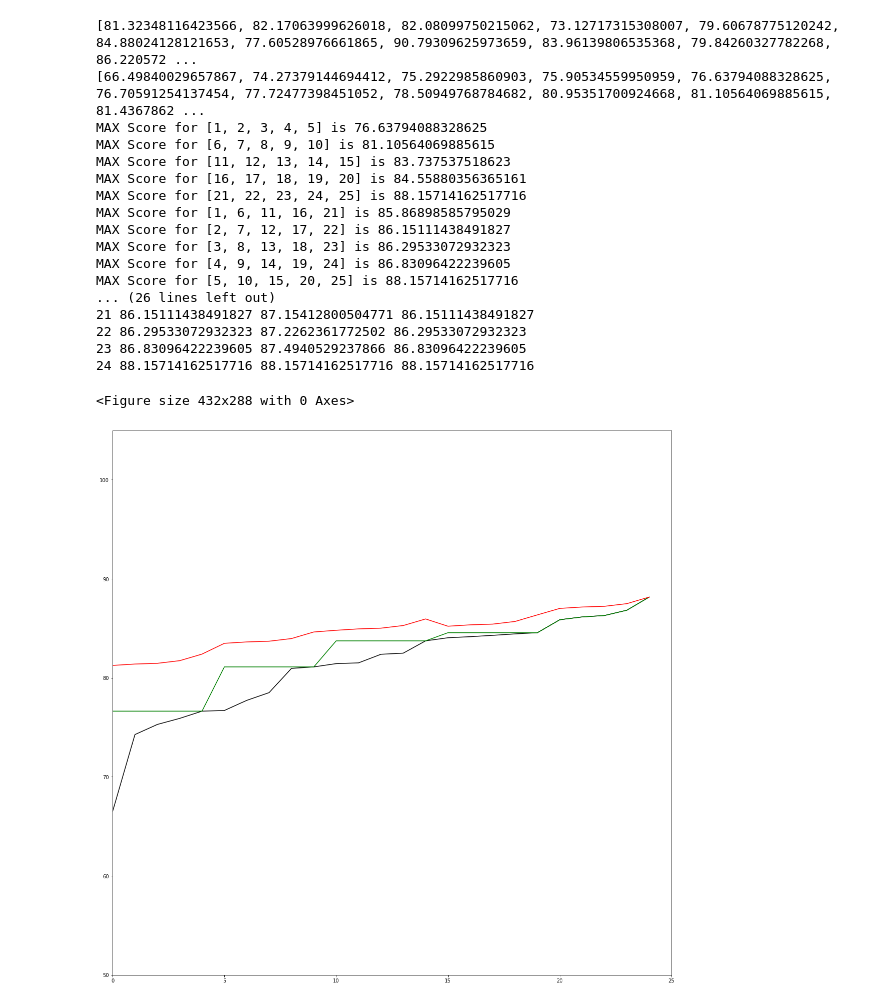
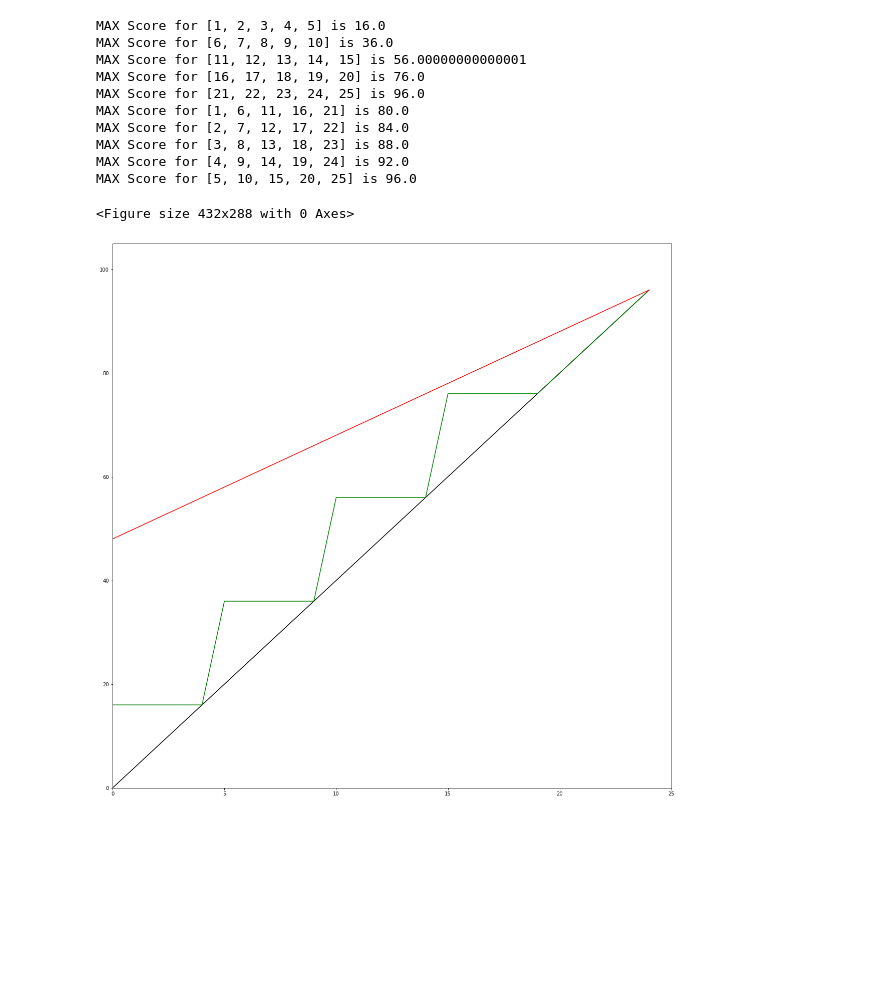
Before and after one commit to kootsoop/DSP.SE, a Jupyter notebook: Python/PooledTesting.ipynb, the cells around one changed output. Cells and saved outputs as stored; diff of their text form; code cells hidden in the pictures; blank space fills up the shorter version.

```diff
--- a/Python/PooledTesting.ipynb
+++ b/Python/PooledTesting.ipynb
@@ -26,16 +26,18 @@ for idx in arange(N_students):
     student_averages.append(min(100,random.gauss(average_grade,grade_standard_deviation)))
 
 
-print(student_averages)
+#print(student_averages)
 
 
 student_scores = []
-for idx in arange(N_students):
-    student_scores.append(min(100,random.gauss(student_averages[idx], individual_student_standard_deviation)))
+#for idx in arange(N_students):
+#    student_scores.append(min(100,random.gauss(student_averages[idx], individual_student_standard_deviation)))
+
+student_scores = [ x/N_students*100.0 for x in arange(N_students) ]
 
 student_scores.sort()
 
-print(student_scores)
+#print(student_scores)
 pool_scores = []
 for pool_index in arange(len(pools)):
     max_pool_score = -1
@@ -46,55 +48,48 @@ for pool_index in arange(len(pools)):
     print('MAX Score for ' + str(pools[pool_index]) + ' is ' + str(max_pool_score))
     pool_scores.append(max_pool_score)
 
 min_pooled_scores = [1000]*N_students
 median_pooled_scores = [[] for _ in range(N_students)]
 
-print('------------')
-print(median_pooled_scores)
-print('------------')
+#print('------------')
+#print(median_pooled_scores)
+#print('------------')
 for pool_index in arange(len(pools)):
     pool = pools[pool_index]
     for student_number in pool: #pool
         if (min_pooled_scores[student_number-1] > pool_scores[pool_index]):
             min_pooled_scores[student_number-1] = pool_scores[pool_index]
 
         median_pooled_scores[student_number-1].append(pool_scores[pool_index])
 
-print(median_pooled_scores)
-print('------------')
+#print(median_pooled_scores)
+#print('------------')
 median_scores = [0]*N_students
 for idx in arange(len(min_pooled_scores)):
-    print(str(idx) + ' '  + str(min_pooled_scores[idx]) + ' ' + str(statistics.median(median_pooled_scores[idx])) + ' ' + str(student_scores[idx]))
+    #print(str(idx) + ' '  + str(min_pooled_scores[idx]) + ' ' + str(statistics.median(median_pooled_scores[idx])) + ' ' + str(student_scores[idx]))
     median_scores[idx] = statistics.median(median_pooled_scores[idx])
 
 
 plt.figure(1)
 plt.figure(figsize=(20,20))
 plt.plot(student_scores, 'k', label='Individual Scheme')
 plt.plot(min_pooled_scores, 'g', label='Minimum Pooled Scheme')
 plt.plot(median_scores, 'r', label='Median Pooled Scheme')
 
-plt.ylim(50, 105)
+plt.ylim(0, 105)
 plt.xlim(0, N_students)
 
 plt.savefig('/Users/kootsoop/Pictures/Pooled-Marking-Schemes-N=' + str(len(pools[0])) + '.png')
 # %% [output]
-[81.32348116423566, 82.17063999626018, 82.08099750215062, 73.12717315308007, 79.60678775120242, 84.88024128121653, 77.60528976661865, 90.79309625973659, 83.96139806535368, 79.84260327782268, 86.220572 ...
-[66.49840029657867, 74.27379144694412, 75.2922985860903, 75.90534559950959, 76.63794088328625, 76.70591254137454, 77.72477398451052, 78.50949768784682, 80.95351700924668, 81.10564069885615, 81.4367862 ...
-MAX Score for [1, 2, 3, 4, 5] is 76.63794088328625
-MAX Score for [6, 7, 8, 9, 10] is 81.10564069885615
-MAX Score for [11, 12, 13, 14, 15] is 83.737537518623
-MAX Score for [16, 17, 18, 19, 20] is 84.55880356365161
-MAX Score for [21, 22, 23, 24, 25] is 88.15714162517716
-MAX Score for [1, 6, 11, 16, 21] is 85.86898585795029
-MAX Score for [2, 7, 12, 17, 22] is 86.15111438491827
-MAX Score for [3, 8, 13, 18, 23] is 86.29533072932323
-MAX Score for [4, 9, 14, 19, 24] is 86.83096422239605
-MAX Score for [5, 10, 15, 20, 25] is 88.15714162517716
-... (26 lines left out)
-21 86.15111438491827 87.15412800504771 86.15111438491827
-22 86.29533072932323 87.2262361772502 86.29533072932323
-23 86.83096422239605 87.4940529237866 86.83096422239605
-24 88.15714162517716 88.15714162517716 88.15714162517716
+MAX Score for [1, 2, 3, 4, 5] is 16.0
+MAX Score for [6, 7, 8, 9, 10] is 36.0
+MAX Score for [11, 12, 13, 14, 15] is 56.00000000000001
+MAX Score for [16, 17, 18, 19, 20] is 76.0
+MAX Score for [21, 22, 23, 24, 25] is 96.0
+MAX Score for [1, 6, 11, 16, 21] is 80.0
+MAX Score for [2, 7, 12, 17, 22] is 84.0
+MAX Score for [3, 8, 13, 18, 23] is 88.0
+MAX Score for [4, 9, 14, 19, 24] is 92.0
+MAX Score for [5, 10, 15, 20, 25] is 96.0
 <Figure size 432x288 with 0 Axes>
-[figure, old version]
+[figure, new version]
```
Also changed, not shown: 4 other files.
